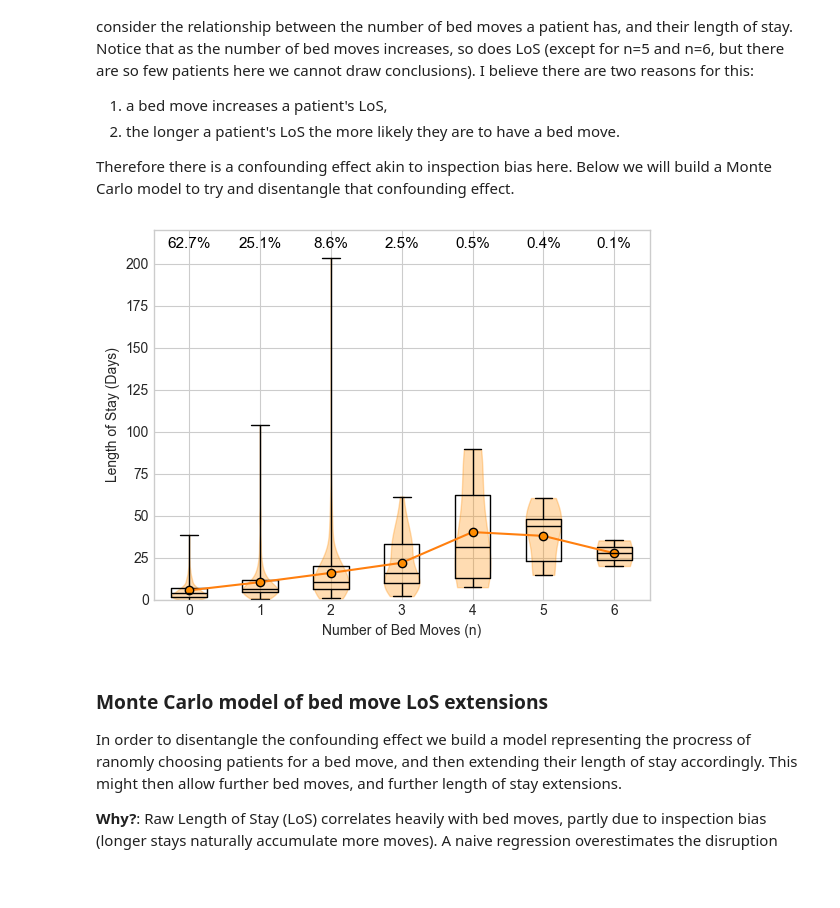
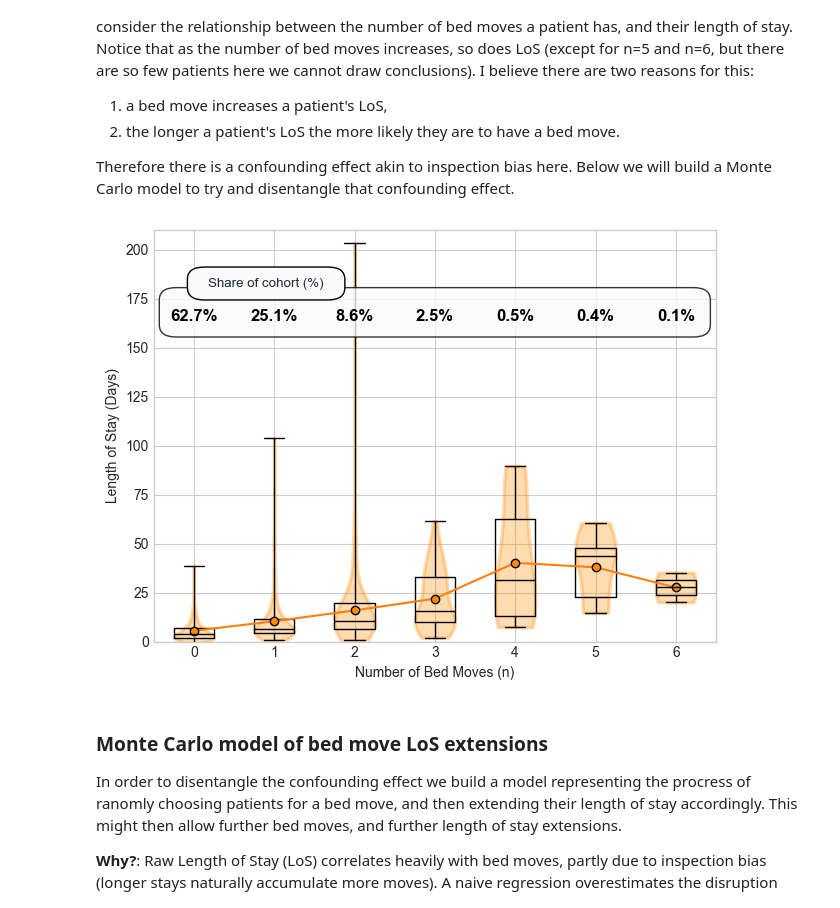
Before and after one commit to geraintpalmer/bed_moves_policy, a Jupyter notebook: src/data_and_paramtrisation.ipynb, the cells around one changed output. Saved outputs shown, nothing was run; the diff lists cells and outputs as text; code cells hidden in the pictures; blank space fills up the shorter version.

```diff
--- a/src/data_and_paramtrisation.ipynb
+++ b/src/data_and_paramtrisation.ipynb
@@ -83,30 +171,66 @@ We want to find the extra Length of Stay added to a patient's stay when a bed mo
 
 Therefore there is a confounding effect akin to inspection bias here. Below we will build a Monte Carlo model to try and disentangle that confounding effect.
 # %%
+import matplotlib.patches as mpatches
 fig, ax = plt.subplots(1)
 boxes = ax.boxplot([data[data['Bed movements']==i]['Length of Unit Stay (Days)'] for i in range(7)], positions=range(7), whis=(0, 100), medianprops={'color': 'black'})
 viols = ax.violinplot([data[data['Bed movements']==i]['Length of Unit Stay (Days)'] for i in range(7)], positions=range(7), showextrema=False)
 ax.plot(range(7), [data[data['Bed movements']==i]['Length of Unit Stay (Days)'].mean() for i in range(7)])
 ax.scatter(range(7), [data[data['Bed movements']==i]['Length of Unit Stay (Days)'].mean() for i in range(7)], c='darkorange', edgecolor='black', zorder=2)
 
 emp_means = [data[data['Bed movements'] == i]['Length of Unit Stay (Days)'].mean() for i in range(7)]
 emp_pcts = [(data[data['Bed movements'] == i]['Length of Unit Stay (Days)'].count() / len(data)) * 100 for i in range(7)]
 
 for pc in viols['bodies']:
     pc.set_facecolor('darkorange')
     pc.set_edgecolor('darkorange')
+    pc.set_linewidth(2.5)
+
+main_box = mpatches.FancyBboxPatch(
+    (0.02, 0.75), 0.96, 0.10,
+    boxstyle="round,pad=0.01,rounding_size=0.03",
+    facecolor="#FAFAFA",
+    edgecolor="black",
+    linewidth=1,
+    transform=ax.transAxes,
+    zorder=4,
+    clip_on=False,
+    alpha=0.8
+)
+ax.add_patch(main_box)
+
+title_box = mpatches.FancyBboxPatch(
+    (0.07, 0.84), 0.26, 0.06,
+    boxstyle="round,pad=0.01,rounding_size=0.03",
+    facecolor="#FAFAFA",
+    edgecolor="black",
+    linewidth=1,
+    transform=ax.transAxes,
+    zorder=6,
+    clip_on=False
+)
+ax.add_patch(title_box)
+
+ax.text(
+    0.20, 0.87, "Share of cohort (%)",
+    transform=ax.transAxes,
+    fontsize=9.5, fontweight='normal', color='#1E293B',
+    ha='center', va='center',
+    zorder=7
+)
 
 for x, y, pct in zip(range(7), emp_means, emp_pcts):
     if not pd.isna(y):
-        ax.annotate(f"{pct:.1f}%", (x, 205), textcoords="offset points",
-                    xytext=(0, 5), ha='center', fontsize=11, color="black")
+        ax.annotate(f"{pct:.1f}%", (x, 160), textcoords="offset points",
+                    xytext=(0, 5), ha='center', fontsize=12, color="black", zorder=5, fontweight='bold')
 
-ax.set_ylim(0, 220)
+ax.set_ylim(0, 210)
 ax.set_ylabel("Length of Stay (Days)")
 ax.set_xlabel("Number of Bed Moves (n)")
-plt.show()
+plt.tight_layout()
+fig.savefig("../plt/los_by_bedmoves.pdf")
 # %% [output]
-[figure, old version]
+[figure, new version]
 # %% [markdown]
 ### Monte Carlo model of bed move LoS extensions
 
```
Also changed, not shown: parts of 9 cells of this notebook, 10 other files.
